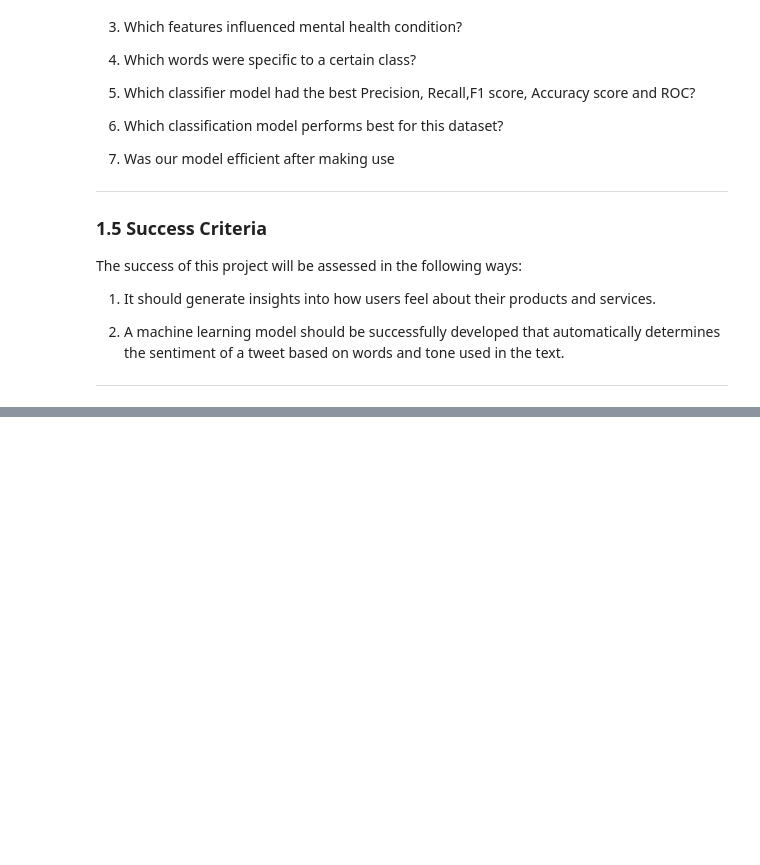
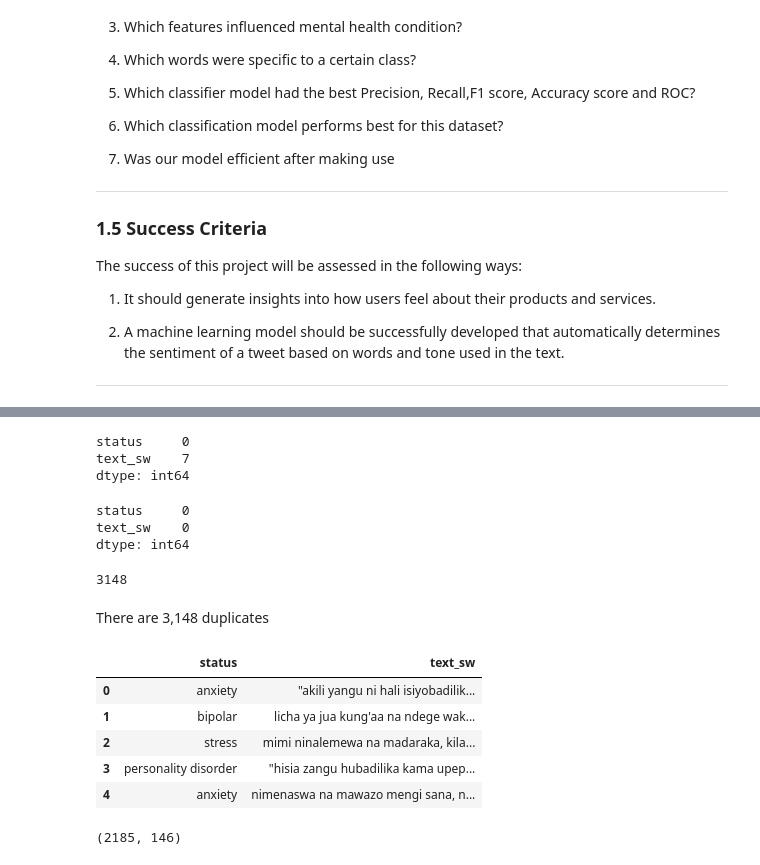
Before and after one commit to Elvis-562/Capstone.project, a Jupyter notebook: Capstone_project.ipynb, the cells around one changed output, grey strips where cells are left out. Saved outputs shown, nothing was run; the diff lists cells and outputs as text; code cells hidden in the pictures; blank space fills up the shorter version.

```diff
--- a/Capstone_project.ipynb
+++ b/Capstone_project.ipynb
@@ -97,0 +152,36 @@ The success of this project will be assessed in the following ways:
+# %%
+# checking for missing values
+df.isna().sum()
+# %% [output]
+status     0
+text_sw    7
+dtype: int64
+# %%
+# dropping rows with missing values
+df.dropna(axis=0,inplace= True)
+# %%
+df.isna().sum()
+# %% [output]
+status     0
+text_sw    0
+dtype: int64
+# %%
+df.duplicated().sum()
+# %% [output]
+3148
+# %% [markdown]
+There are 3,148 duplicates
+# %%
+#dropping duplicated rows
+df = df.drop_duplicates(keep='first')
+# %%
+# lowercasing
+df['text_sw']= df['text_sw'].str.lower().str.strip()
+df.head()
+# %% [output]
+|  | status | text_sw |
+| 0 | anxiety | "akili yangu ni hali isiyobadilik... |
+| 1 | bipolar | licha ya jua kung'aa na ndege wak... |
+| 2 | stress | mimi ninalemewa na madaraka, kila... |
+| 3 | personality disorder | "hisia zangu hubadilika kama upep... |
+| 4 | anxiety | nimenaswa na mawazo mengi sana, n... |
@@ -97,0 +190,4 @@ The success of this project will be assessed in the following ways:
+# %%
+vitenzi.shape
+# %% [output]
+(2185, 146)
```
Also changed, not shown: parts of 36 cells of this notebook, 7 other files.
